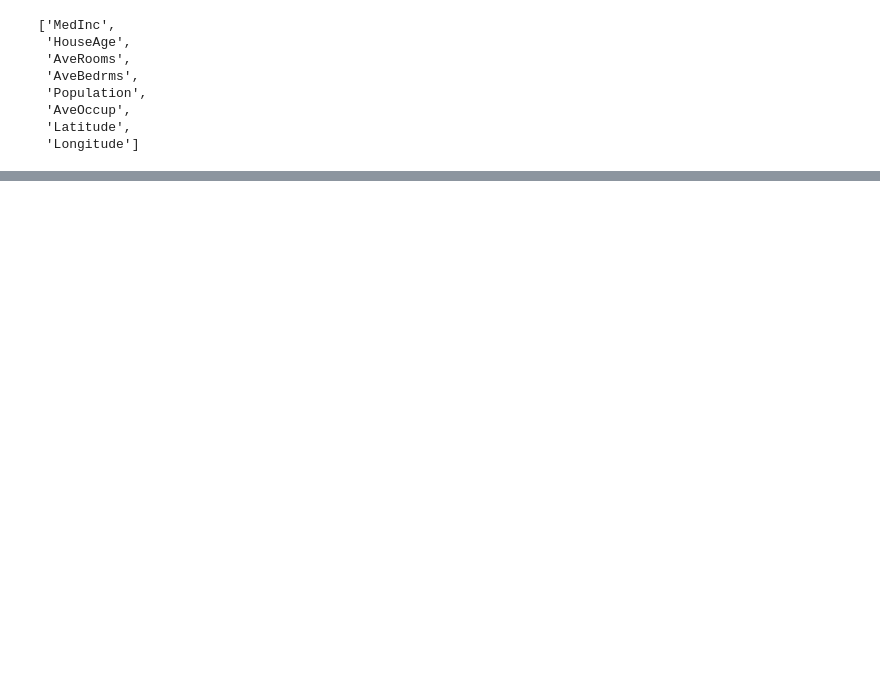
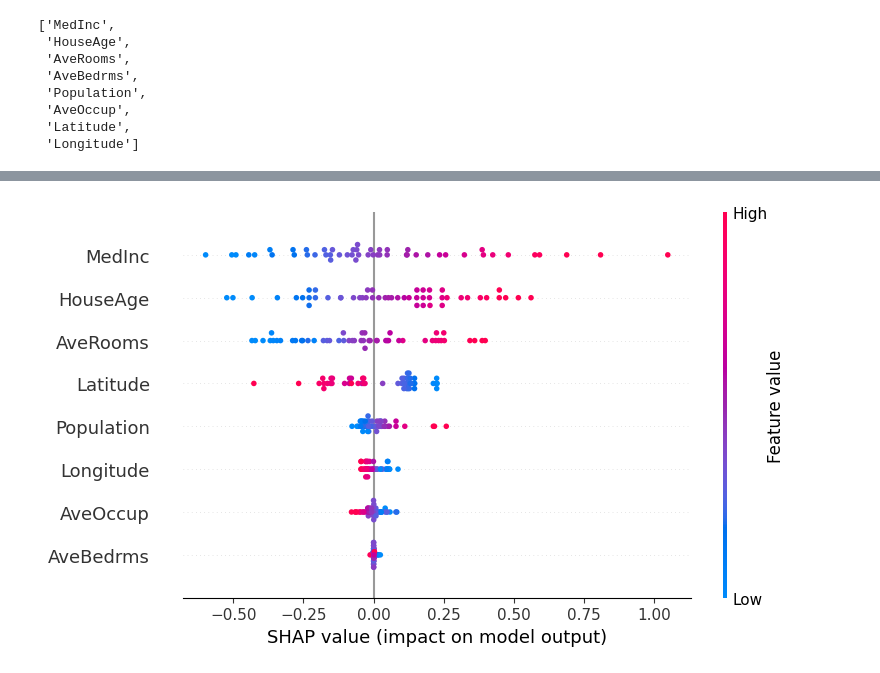
Before and after one commit to Sachi-27/Drug-Target-Discovery, a Jupyter notebook: ML_WOrk/shapley.ipynb, the cells around one changed output, grey strips where cells are left out. Saved outputs shown, nothing was run; the diff lists cells and outputs as text; code cells hidden in the pictures; blank space fills up the shorter version.

```diff
--- a/ML_WOrk/shapley.ipynb
+++ b/ML_WOrk/shapley.ipynb
@@ -60,0 +29,13 @@ Using 1000 background data samples could cause slower run times. Consider using
+# %%
+# Using ANN for classification
+import tensorflow as tf
+from tensorflow import keras
+
+model = keras.Sequential([
+    keras.layers.Dense(20, input_shape=(X_train.shape[1],), activation='relu'),
+    keras.layers.Dense(10, activation='relu'),
+    keras.layers.Dense(1, activation='linear')
+])
+
+model.compile(optimizer='adam', loss='mean_squared_error')
+model.fit(X_train, y_train, epochs=10, batch_size=32, validation_split=0.2)
@@ -60,0 +64,4 @@ Using 1000 background data samples could cause slower run times. Consider using
+# %%
+# Predict SHAP values
+explainer = shap.KernelExplainer(model.predict, shap.sample(X_train, 100))
+# Kernel Explainer is used for deep learning models as it is computationally expensive to calculate SHAP values for deep learning models
@@ -60,0 +70,6 @@ Using 1000 background data samples could cause slower run times. Consider using
+# %%
+shap_values = explainer.shap_values(X_test[:50])
+# idea behind SHAP values is to calculate the contribution of each feature to the prediction of each sample
+# for each sample, we have a SHAP value for each feature. We do this by calculating the difference between the prediction with the feature and without the feature
+# SHAP values are calculated for each sample and each feature in the dataset
+# this can be computation expensive for large training datasets, so we can instead sample a subset of the training data to calculate SHAP values
@@ -60,0 +117,7 @@ Using 1000 background data samples could cause slower run times. Consider using
+# %%
+shap_values = shap_values.reshape(X_test[:50].shape[0],-1)
+# %%
+# plot SHAP values
+shap.summary_plot(shap_values, X_test[:50], feature_names=np.array(feature_names))
+# %% [output]
+[figure, added]
```
Also changed, not shown: parts of 10 cells of this notebook.
